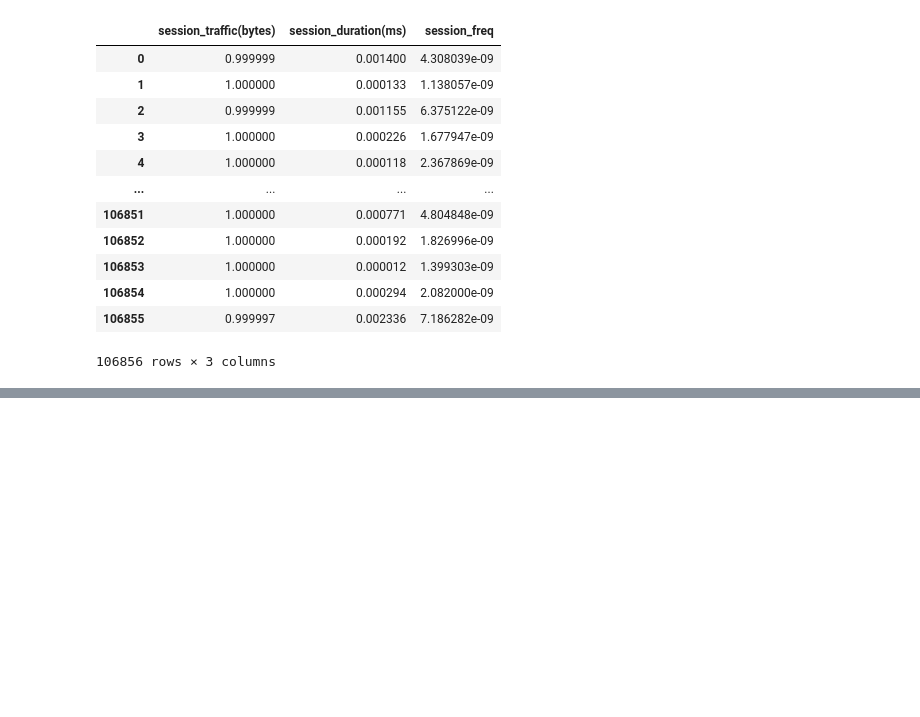
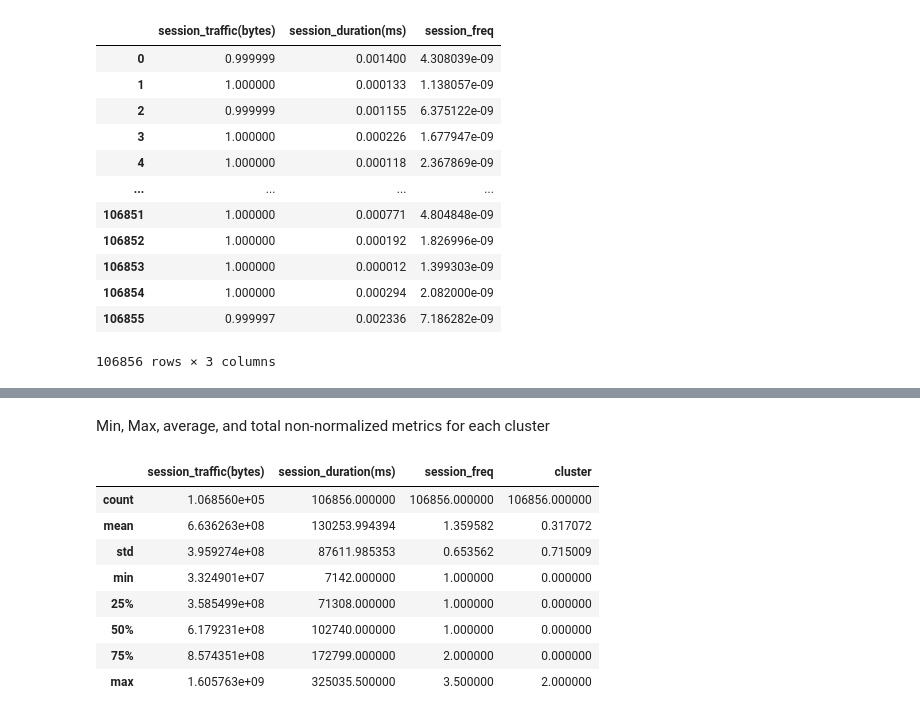
Before and after one commit to Nathnael12/Telecom_data_analysis, a Jupyter notebook: notebooks/UserEngagementAnalysis.ipynb, the cells around one changed output, grey strips where cells are left out. Saved outputs shown, nothing was run; the diff lists cells and outputs as text; code cells hidden in the pictures; blank space fills up the shorter version.

```diff
--- a/notebooks/UserEngagementAnalysis.ipynb
+++ b/notebooks/UserEngagementAnalysis.ipynb
@@ -322,0 +346,14 @@ with open("../models/user_engamenet_metric_clustering_model.pkl", "wb") as f:
+# %% [markdown]
+Min, Max, average, and total non-normalized metrics for each cluster
+# %%
+cleaned_engagement_metric.describe()
+# %% [output]
+|  | session_traffic(bytes) | session_duration(ms) | session_freq | cluster |
+| count | 1.068560e+05 | 106856.000000 | 106856.000000 | 106856.000000 |
+| mean | 6.636263e+08 | 130253.994394 | 1.359582 | 0.317072 |
+| std | 3.959274e+08 | 87611.985353 | 0.653562 | 0.715009 |
+| min | 3.324901e+07 | 7142.000000 | 1.000000 | 0.000000 |
+| 25% | 3.585499e+08 | 71308.000000 | 1.000000 | 0.000000 |
+| 50% | 6.179231e+08 | 102740.000000 | 1.000000 | 0.000000 |
+| 75% | 8.574351e+08 | 172799.000000 | 2.000000 | 0.000000 |
+| max | 1.605763e+09 | 325035.500000 | 3.500000 | 2.000000 |
```
Also changed, not shown: parts of 4 cells of this notebook.
